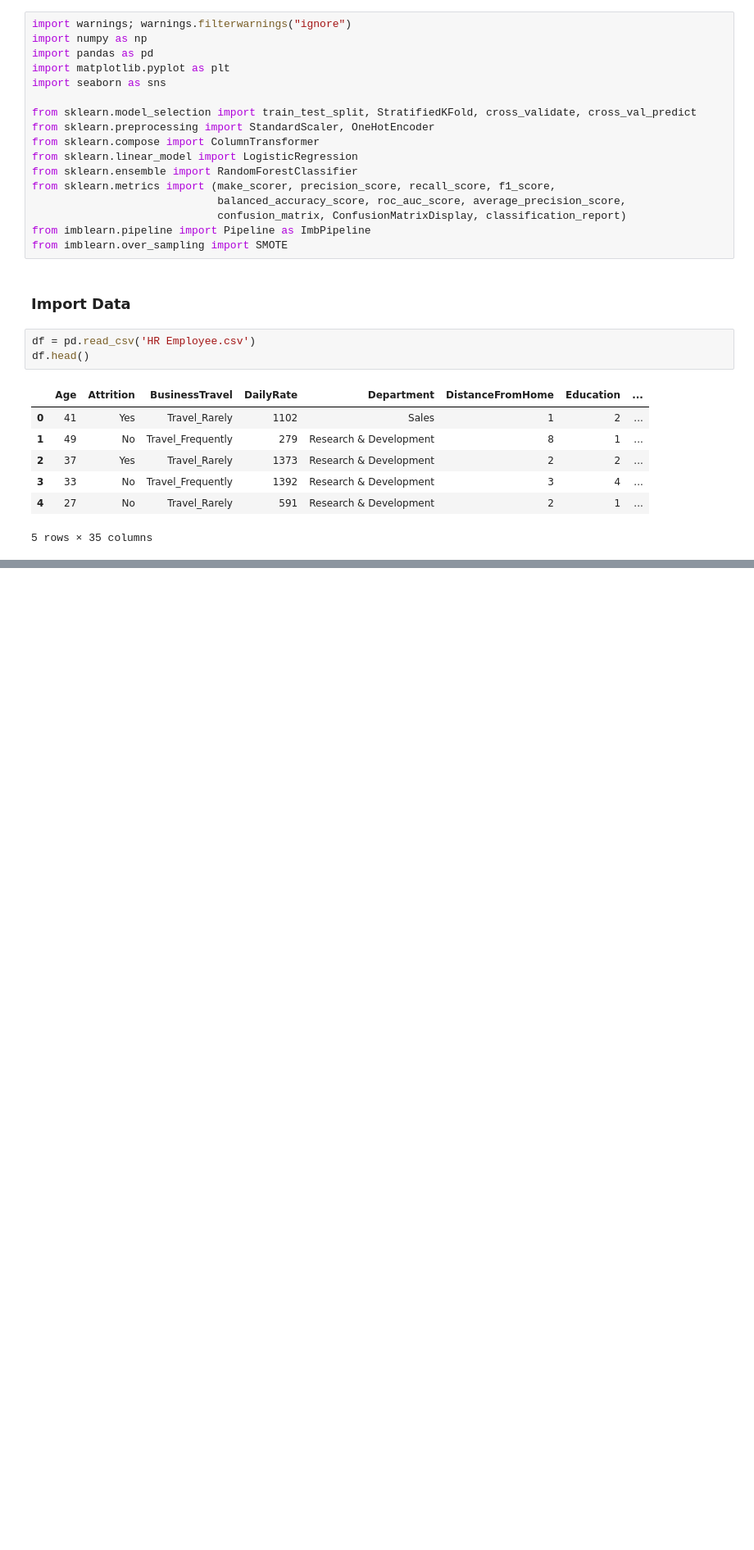
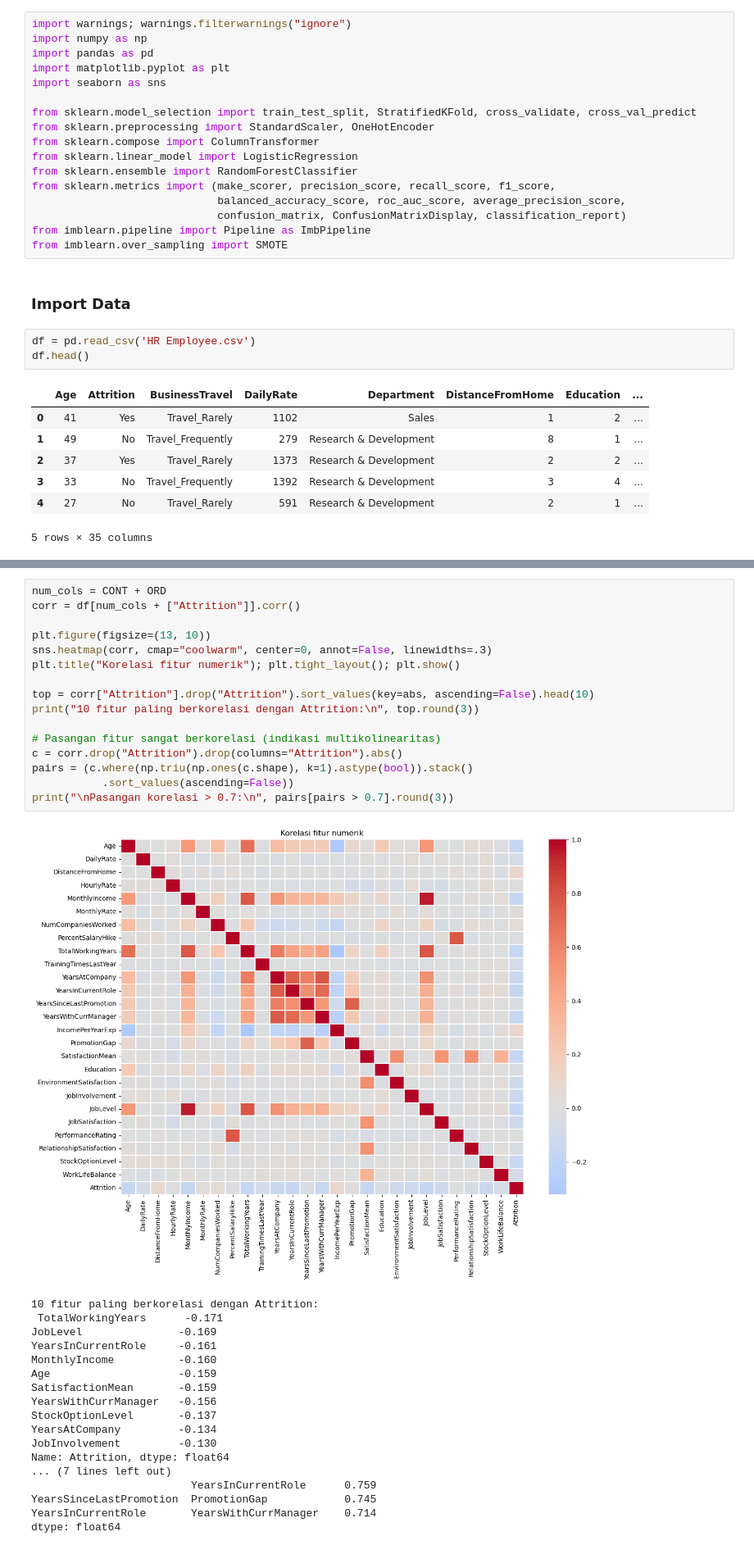
Before and after one commit to manl1/Project-ETS-Machine-Learning, a Jupyter notebook: project-ets.ipynb, the cells around one changed output, grey strips where cells are left out. Shown at 82% size. Cells and saved outputs as stored; diff of their text form; blank space fills up the shorter version.

```diff
--- a/project-ets.ipynb
+++ b/project-ets.ipynb
@@ -56,0 +169,35 @@ df.head()
+# %%
+num_cols = CONT + ORD
+corr = df[num_cols + ["Attrition"]].corr()
+
+plt.figure(figsize=(13, 10))
+sns.heatmap(corr, cmap="coolwarm", center=0, annot=False, linewidths=.3)
+plt.title("Korelasi fitur numerik"); plt.tight_layout(); plt.show()
+
+top = corr["Attrition"].drop("Attrition").sort_values(key=abs, ascending=False).head(10)
+print("10 fitur paling berkorelasi dengan Attrition:\n", top.round(3))
+
+# Pasangan fitur sangat berkorelasi (indikasi multikolinearitas)
+c = corr.drop("Attrition").drop(columns="Attrition").abs()
+pairs = (c.where(np.triu(np.ones(c.shape), k=1).astype(bool)).stack()
+           .sort_values(ascending=False))
+print("\nPasangan korelasi > 0.7:\n", pairs[pairs > 0.7].round(3))
+# %% [output]
+[figure, added]
+10 fitur paling berkorelasi dengan Attrition:
+ TotalWorkingYears      -0.171
+JobLevel               -0.169
+YearsInCurrentRole     -0.161
+MonthlyIncome          -0.160
+Age                    -0.159
+SatisfactionMean       -0.159
+YearsWithCurrManager   -0.156
+StockOptionLevel       -0.137
+YearsAtCompany         -0.134
+JobInvolvement         -0.130
+Name: Attrition, dtype: float64
+... (7 lines left out)
+                         YearsInCurrentRole      0.759
+YearsSinceLastPromotion  PromotionGap            0.745
+YearsInCurrentRole       YearsWithCurrManager    0.714
+dtype: float64
```
Also changed, not shown: parts of 12 cells of this notebook.
